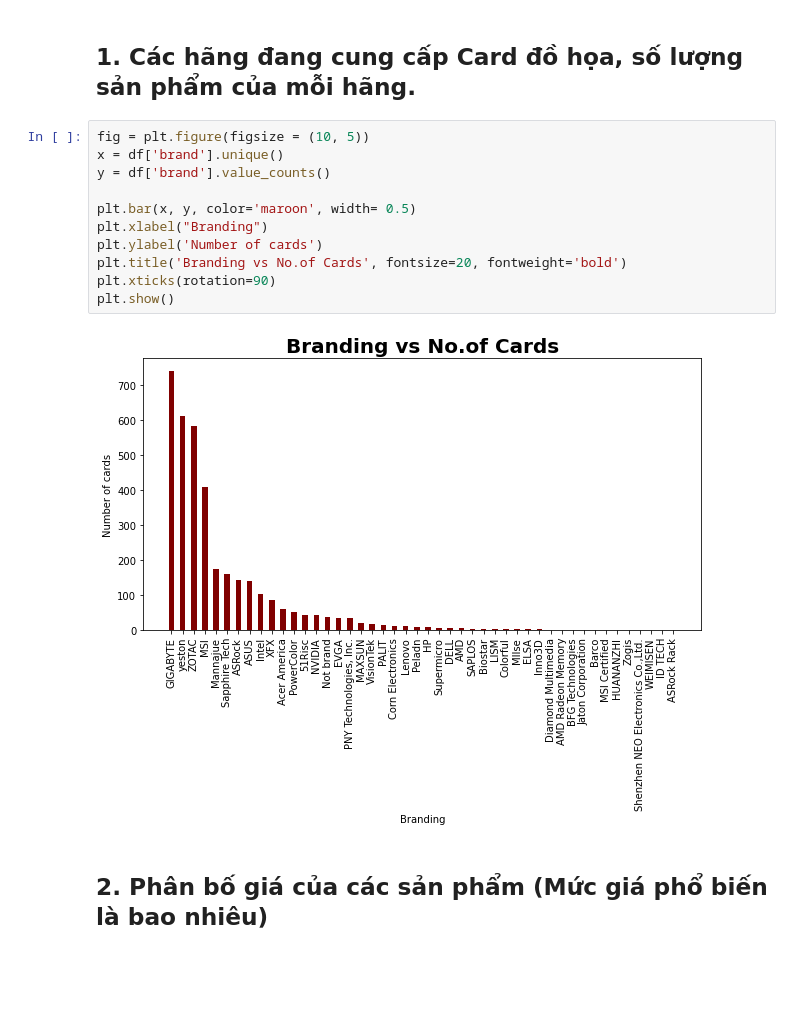
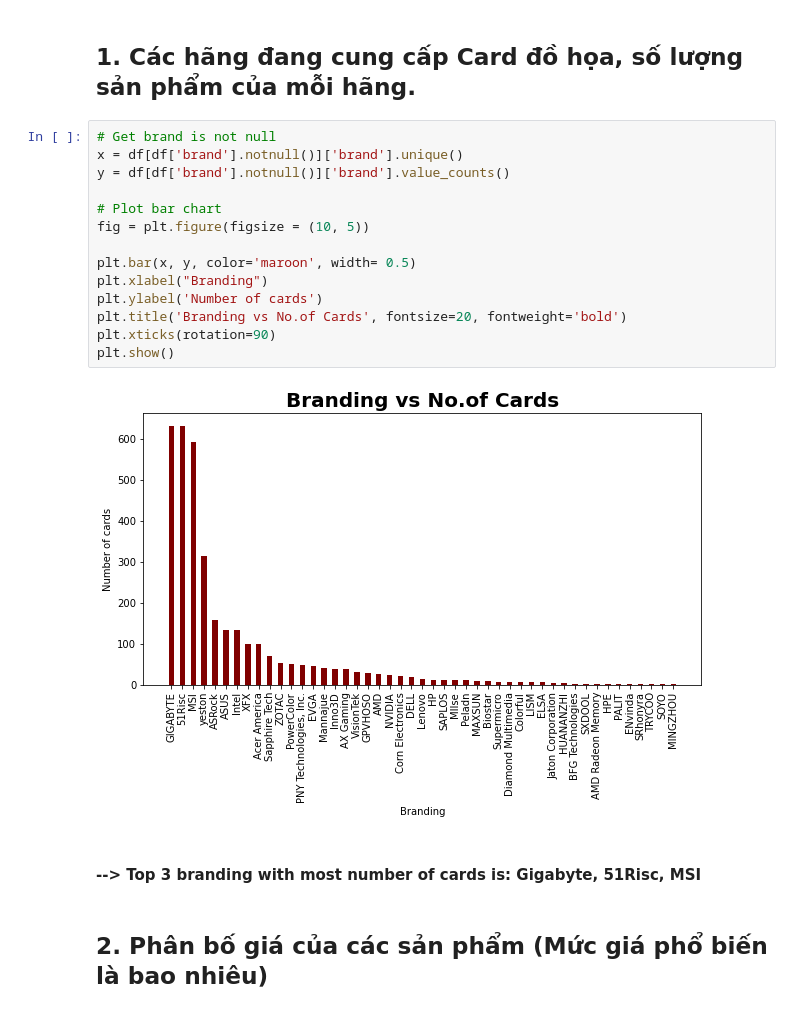
Before and after one commit to lynhattan/DEC_PythonForData, a Jupyter notebook: project-02/project_02_visualize_data.ipynb, the cells around one changed output. Cells and saved outputs as stored; diff of their text form; blank space fills up the shorter version.

```diff
--- a/project-02/project_02_visualize_data.ipynb
+++ b/project-02/project_02_visualize_data.ipynb
@@ -63,18 +66,23 @@ dtype: object
 # %% [markdown]
 ## 1. Các hãng đang cung cấp Card đồ họa, số lượng sản phẩm của mỗi hãng.
 # %%
+# Get brand is not null
+x = df[df['brand'].notnull()]['brand'].unique()
+y = df[df['brand'].notnull()]['brand'].value_counts()
+
+# Plot bar chart
 fig = plt.figure(figsize = (10, 5))
-x = df['brand'].unique()
-y = df['brand'].value_counts()
 
 plt.bar(x, y, color='maroon', width= 0.5)
 plt.xlabel("Branding")
 plt.ylabel('Number of cards')
 plt.title('Branding vs No.of Cards', fontsize=20, fontweight='bold')
 plt.xticks(rotation=90)
 plt.show()
 # %% [output]
-[figure, old version]
+[figure, new version]
+# %% [markdown]
+#### --> Top 3 branding with most number of cards is: Gigabyte, 51Risc, MSI
 # %% [markdown]
 ## 2. Phân bố giá của các sản phẩm (Mức giá phổ biến là bao nhiêu)
 # %%
```
Also changed, not shown: parts of 8 cells of this notebook, 3 other files.
